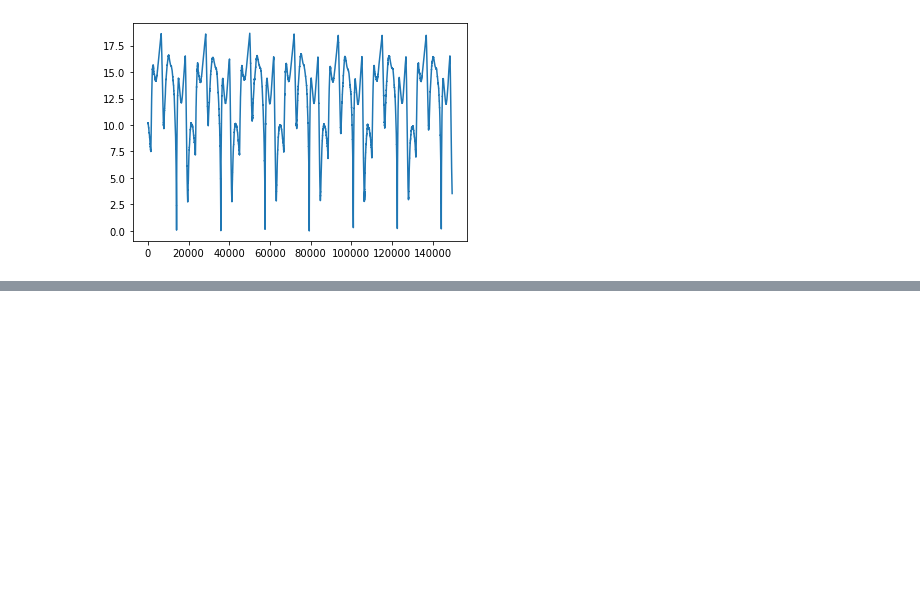
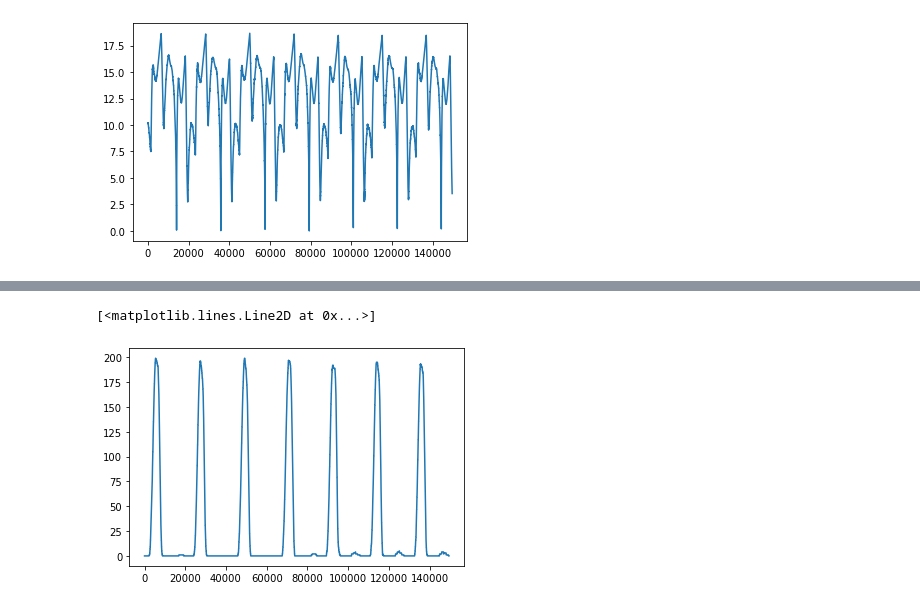
Before and after one commit to ge96rox/MLCMS05, a Jupyter notebook: task5.ipynb, the cells around one changed output, grey strips where cells are left out. Saved outputs shown, nothing was run; the diff lists cells and outputs as text; code cells hidden in the pictures; blank space fills up the shorter version.

```diff
--- a/task5.ipynb
+++ b/task5.ipynb
@@ -82,0 +90,5 @@ plt.plot(v_field[:,0], v_field[:,1])
+# %%
+plt.plot(arc_function[:,0], arc_function[:,1])
+# %% [output]
+[<matplotlib.lines.Line2D at 0x...>]
+[figure, added]
```
Also changed, not shown: parts of 5 cells of this notebook, 1 other file.
